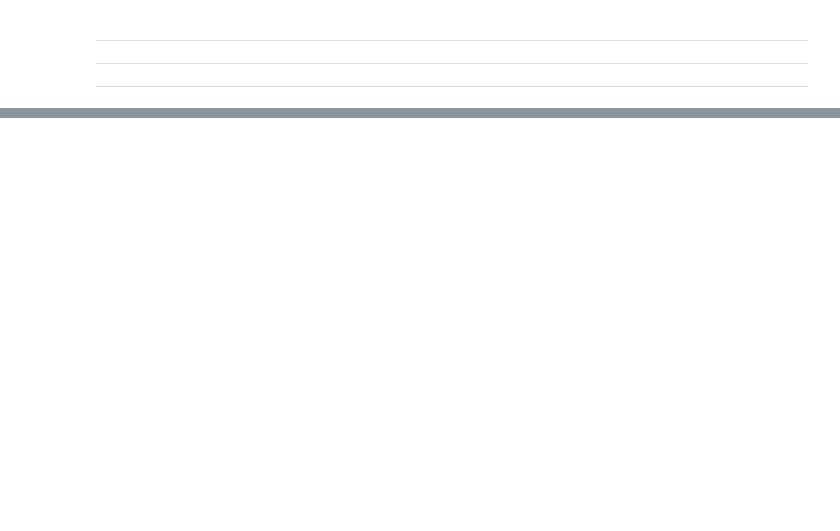
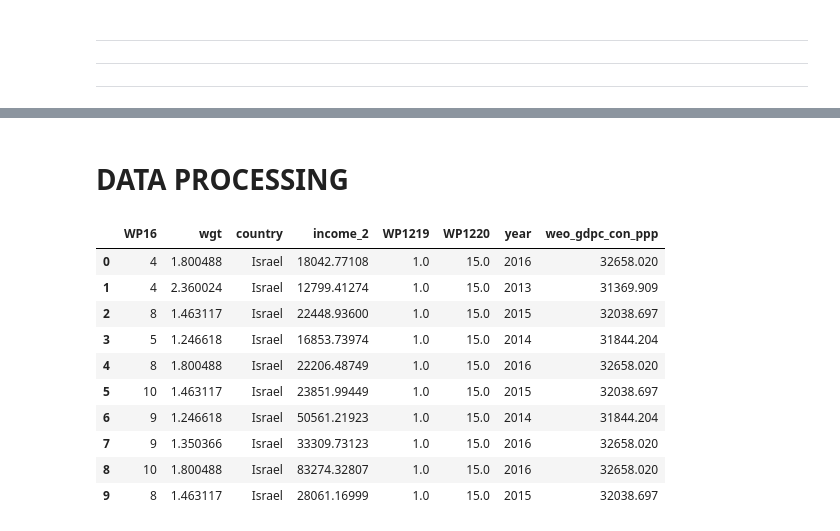
Before and after one commit to AmrMKayid/nam, a Jupyter notebook: main.ipynb, the cells around one changed output, grey strips where cells are left out. Cells and saved outputs as stored; diff of their text form; code cells hidden in the pictures; blank space fills up the shorter version.

```diff
--- a/main.ipynb
+++ b/main.ipynb
@@ -461,0 +957,18 @@ trainer.test(model=engine, test_dataloaders=test_dl)
+# %% [markdown]
+# DATA PROCESSING
+# %%
+import pandas as pd
+df = pd.read_csv('data/GALLUP.csv')
+df.head(10)
+# %% [output]
+|  | WP16 | wgt | country | income_2 | WP1219 | WP1220 | year | weo_gdpc_con_ppp |
+| 0 | 4 | 1.800488 | Israel | 18042.77108 | 1.0 | 15.0 | 2016 | 32658.020 |
+| 1 | 4 | 2.360024 | Israel | 12799.41274 | 1.0 | 15.0 | 2013 | 31369.909 |
+| 2 | 8 | 1.463117 | Israel | 22448.93600 | 1.0 | 15.0 | 2015 | 32038.697 |
+| 3 | 5 | 1.246618 | Israel | 16853.73974 | 1.0 | 15.0 | 2014 | 31844.204 |
+| 4 | 8 | 1.800488 | Israel | 22206.48749 | 1.0 | 15.0 | 2016 | 32658.020 |
+| 5 | 10 | 1.463117 | Israel | 23851.99449 | 1.0 | 15.0 | 2015 | 32038.697 |
+| 6 | 9 | 1.246618 | Israel | 50561.21923 | 1.0 | 15.0 | 2014 | 31844.204 |
+| 7 | 9 | 1.350366 | Israel | 33309.73123 | 1.0 | 15.0 | 2016 | 32658.020 |
+| 8 | 10 | 1.800488 | Israel | 83274.32807 | 1.0 | 15.0 | 2016 | 32658.020 |
+| 9 | 8 | 1.463117 | Israel | 28061.16999 | 1.0 | 15.0 | 2015 | 32038.697 |
```
Also changed, not shown: parts of 89 cells of this notebook, 1 other file.
